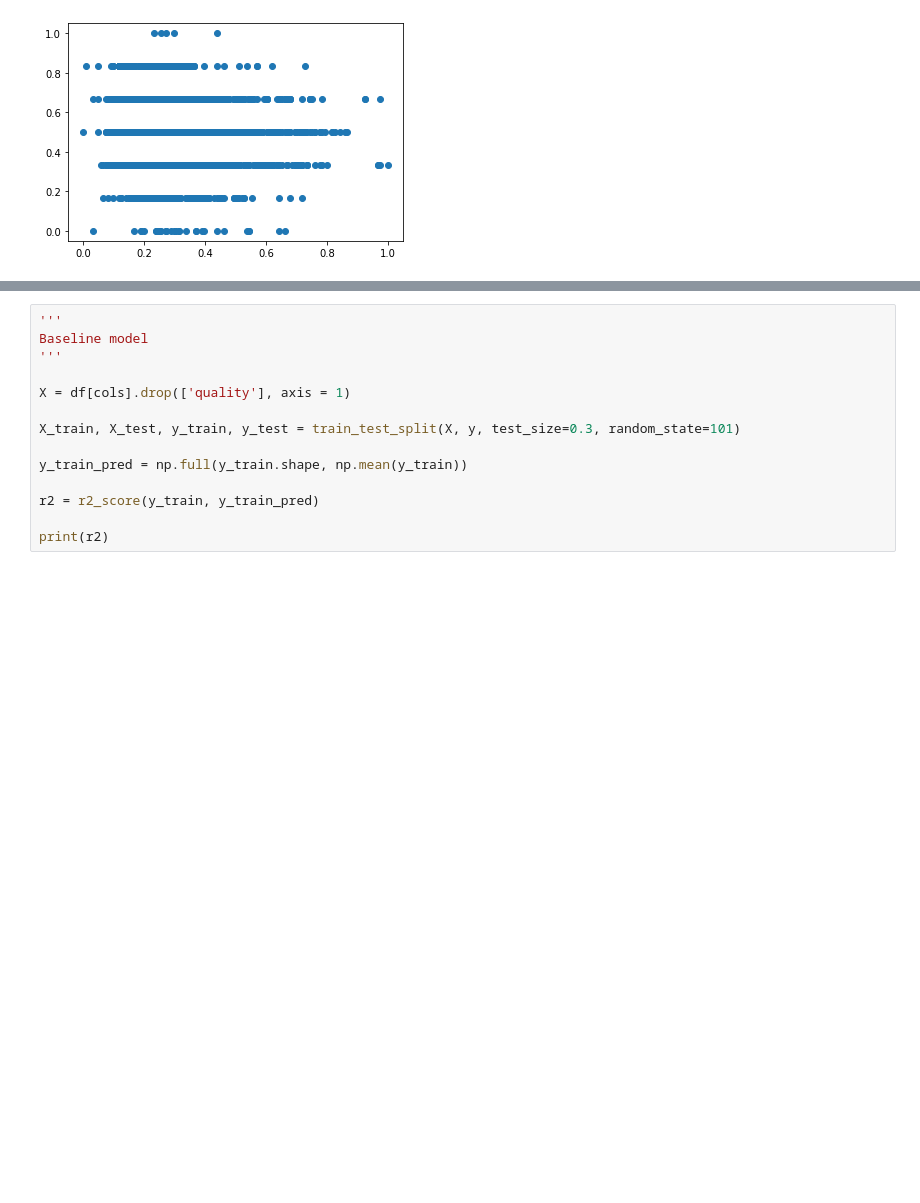
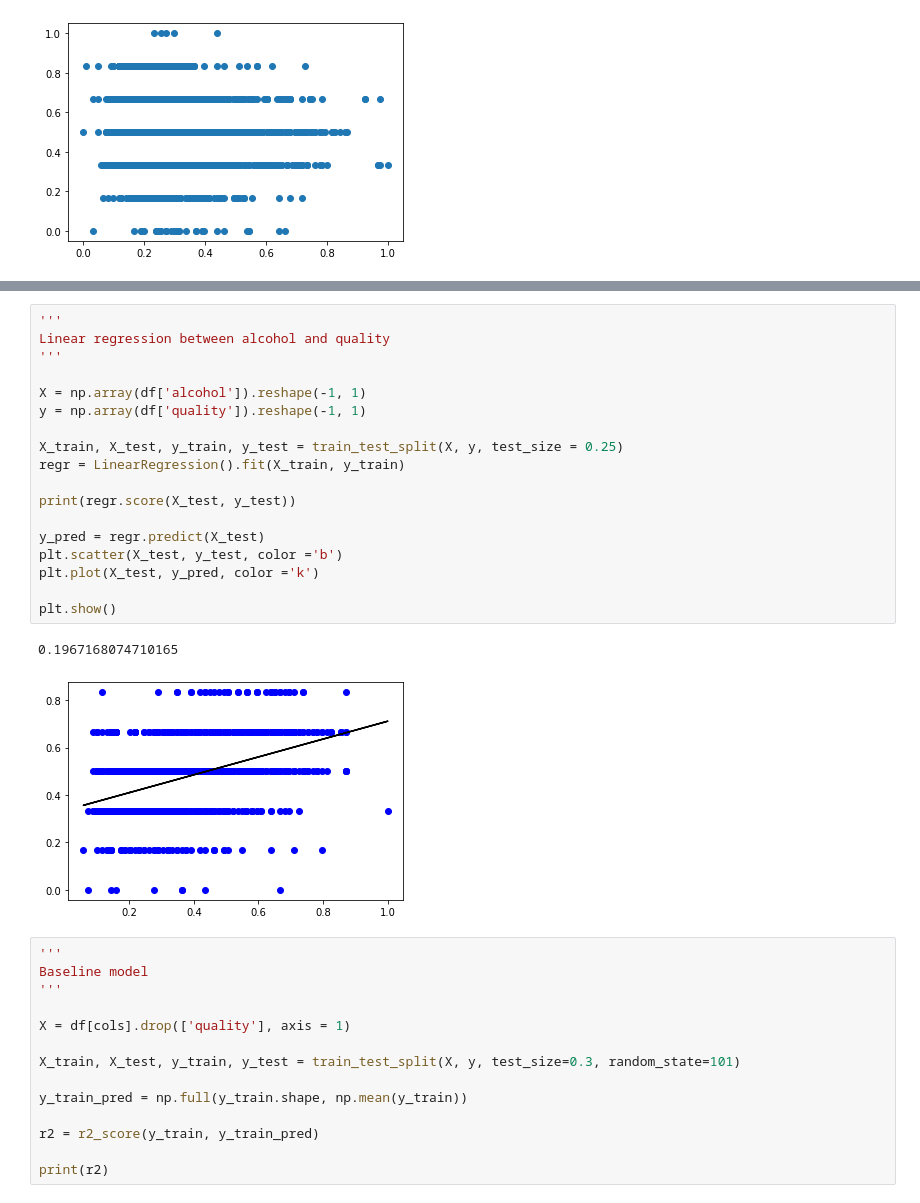
Before and after one commit to sidneykfla/CSC371-MachineLearning, a Jupyter notebook: data_hw1/data_exploration.ipynb, the cells around one changed output, grey strips where cells are left out. Saved outputs shown, nothing was run; the diff lists cells and outputs as text; blank space fills up the shorter version.

```diff
--- a/data_hw1/data_exploration.ipynb
+++ b/data_hw1/data_exploration.ipynb
@@ -140,3 +140,24 @@ plt.show()
+# %%
+'''
+Linear regression between alcohol and quality
+'''
+
+X = np.array(df['alcohol']).reshape(-1, 1)
+y = np.array(df['quality']).reshape(-1, 1)
+
+X_train, X_test, y_train, y_test = train_test_split(X, y, test_size = 0.25)
+regr = LinearRegression().fit(X_train, y_train)
+
+print(regr.score(X_test, y_test))
+
+y_pred = regr.predict(X_test)
+plt.scatter(X_test, y_test, color ='b')
+plt.plot(X_test, y_pred, color ='k')
+
+plt.show()
+# %% [output]
+0.1967168074710165
+[figure, added]
 # %%
 '''
 Baseline model
```
Also changed, not shown: parts of 1 cell of this notebook.
